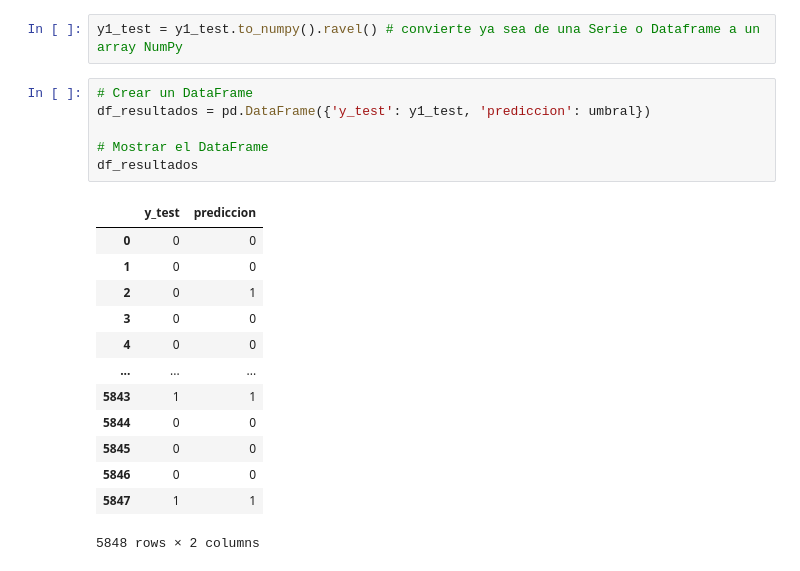
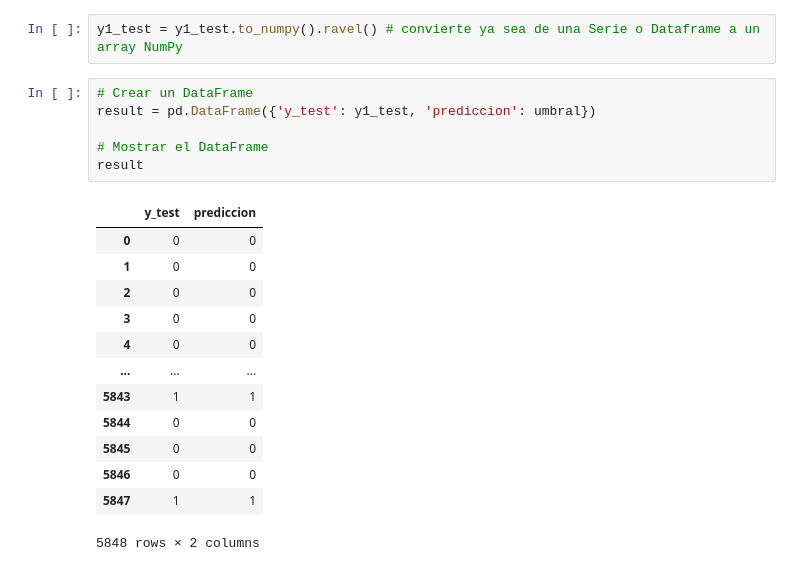
Before and after one commit to LuisRomero76/SIS420_IA, a Jupyter notebook: Parciales/PrimerParcial/Primer_Parcial.ipynb, the cells around one changed output. Cells and saved outputs as stored; diff of their text form.

```diff
--- a/Parciales/PrimerParcial/Primer_Parcial.ipynb
+++ b/Parciales/PrimerParcial/Primer_Parcial.ipynb
@@ -510,15 +519,15 @@ array([0, 0, 1, ..., 0, 0, 1])
 y1_test = y1_test.to_numpy().ravel() # convierte ya sea de una Serie o Dataframe a un array NumPy
 # %%
 # Crear un DataFrame
-df_resultados = pd.DataFrame({'y_test': y1_test, 'prediccion': umbral})
+result = pd.DataFrame({'y_test': y1_test, 'prediccion': umbral})
 
 # Mostrar el DataFrame
-df_resultados
+result
 # %% [output]
 |  | y_test | prediccion |
 | 0 | 0 | 0 |
 | 1 | 0 | 0 |
-| 2 | 0 | 1 |
+| 2 | 0 | 0 |
 | 3 | 0 | 0 |
 | 4 | 0 | 0 |
 | ... | ... | ... |
```
Also changed, not shown: parts of 44 cells of this notebook.
